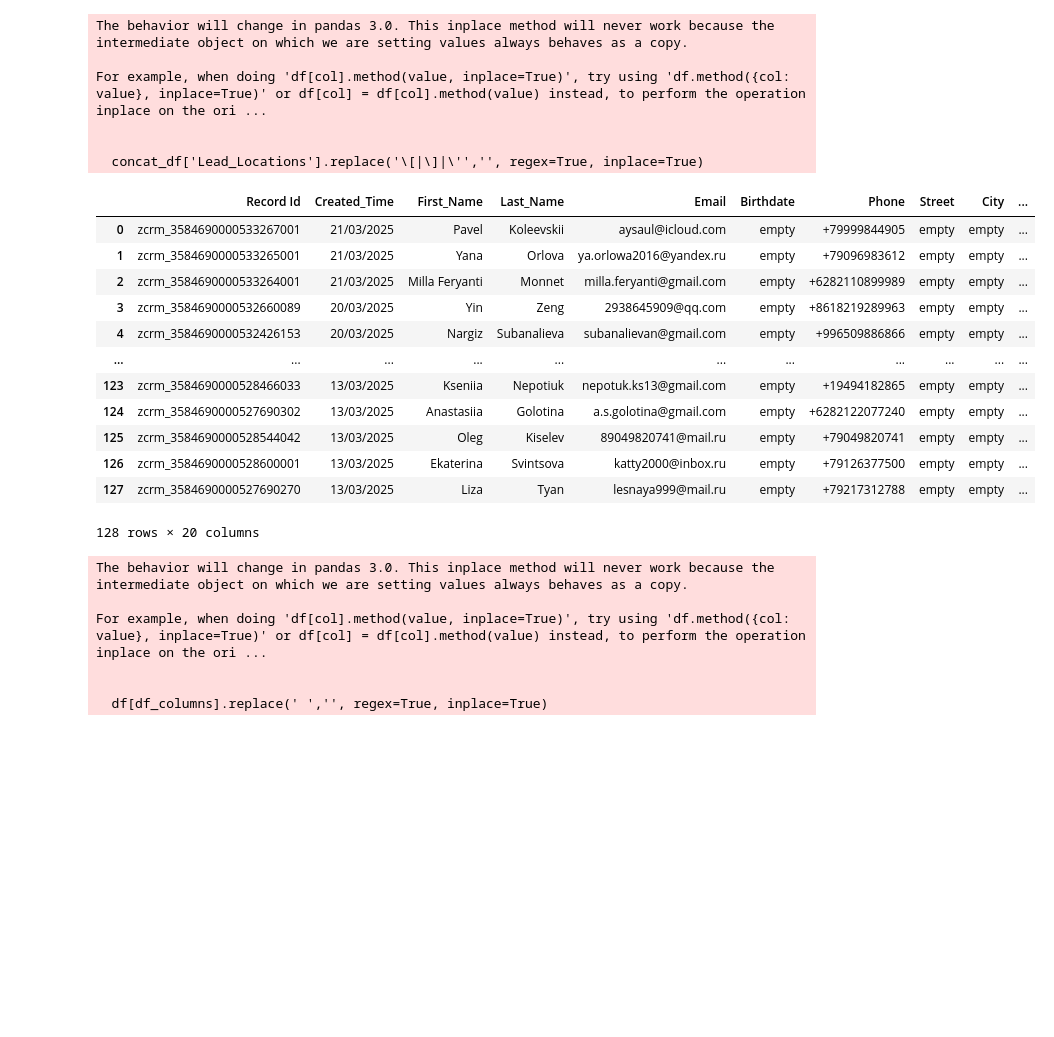
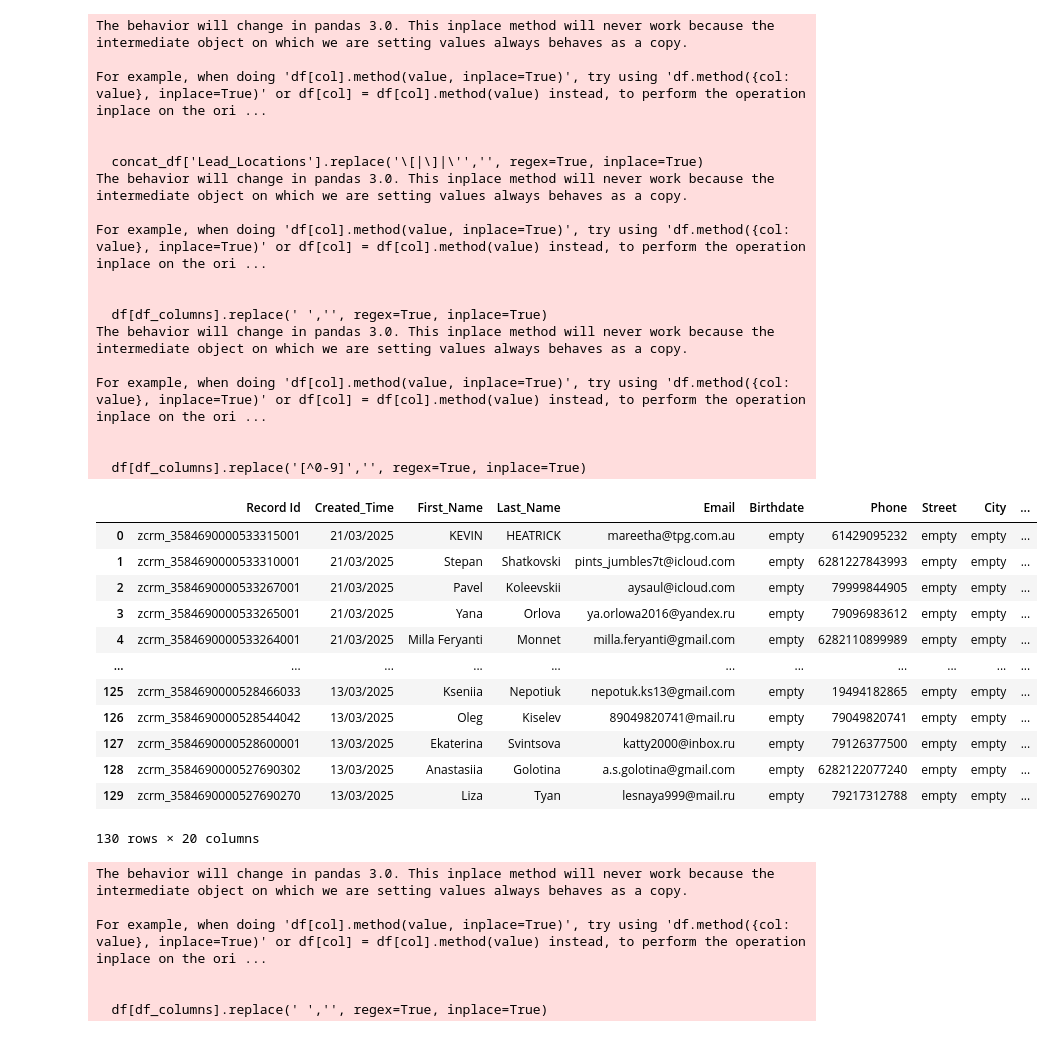
Before and after one commit to fajarfat1195/python.github.io, a Jupyter notebook: zoho_data_app/zoho_api/sync_module/kbb_vip_live_sync.ipynb, the cells around one changed output. Saved outputs shown, nothing was run; the diff lists cells and outputs as text; code cells hidden in the pictures; blank space fills up the shorter version.

```diff
--- a/zoho_data_app/zoho_api/sync_module/kbb_vip_live_sync.ipynb
+++ b/zoho_data_app/zoho_api/sync_module/kbb_vip_live_sync.ipynb
@@ -60,39 +57,53 @@ crm_token = crm.get_crm_token()
 # %%
 df = crm.get_kbb_vip_data(crm_token, cols)
 df.fillna('empty', inplace=True)
 new_df = crm.get_kbb_vip_filter(df)
 new_df['id'] = 'zcrm_'+new_df['id']
 new_df.rename(columns={'id': 'Record Id'}, inplace=True)
 new_df['Created_Time'] = new_df['Created_Time'].str.replace('T', ' ').str.replace(r'\+\d{2}:\d{2}', '', regex=True)
 new_df['Created_Time']  = pd.to_datetime(new_df['Created_Time']).dt.strftime('%d/%m/%Y')
 new_df['Card_Expired']  = pd.to_datetime(new_df['Card_Expired']).dt.strftime('%d/%m/%Y')
 new_df['First_Name'] = new_df['First_Name'].apply(fix_encoding)
 new_df['Last_Name'] = new_df['Last_Name'].apply(fix_encoding)
+m.clean_number(new_df, 'Phone')
+m.replace_not_valid_to_empty(new_df, 'Phone')
 # new_df = df.copy()
 new_df.sort_values('Created_Time', ascending=False, inplace=True)
 new_df.reset_index(drop=True, inplace=True)
 count_data_awal = new_df.shape[0]
 new_df
 # %% [output]
 The behavior will change in pandas 3.0. This inplace method will never work because the intermediate object on which we are setting values always behaves as a copy.
 
 For example, when doing 'df[col].method(value, inplace=True)', try using 'df.method({col: value}, inplace=True)' or df[col] = df[col].method(value) instead, to perform the operation inplace on the ori ...
 
 
   concat_df['Lead_Locations'].replace('\[|\]|\'','', regex=True, inplace=True)
+The behavior will change in pandas 3.0. This inplace method will never work because the intermediate object on which we are setting values always behaves as a copy.
+
+For example, when doing 'df[col].method(value, inplace=True)', try using 'df.method({col: value}, inplace=True)' or df[col] = df[col].method(value) instead, to perform the operation inplace on the ori ...
+
+
+  df[df_columns].replace(' ','', regex=True, inplace=True)
+The behavior will change in pandas 3.0. This inplace method will never work because the intermediate object on which we are setting values always behaves as a copy.
+
+For example, when doing 'df[col].method(value, inplace=True)', try using 'df.method({col: value}, inplace=True)' or df[col] = df[col].method(value) instead, to perform the operation inplace on the ori ...
+
+
+  df[df_columns].replace('[^0-9]','', regex=True, inplace=True)
 |  | Record Id | Created_Time | First_Name | Last_Name | Email | Birthdate | Phone | Street | City | ... |
-| 0 | zcrm_3584690000533267001 | 21/03/2025 | Pavel | Koleevskii | aysaul@icloud.com | empty | +79999844905 | empty | empty | ... |
-| 1 | zcrm_3584690000533265001 | 21/03/2025 | Yana | Orlova | ya.orlowa2016@yandex.ru | empty | +79096983612 | empty | empty | ... |
-| 2 | zcrm_3584690000533264001 | 21/03/2025 | Milla Feryanti | Monnet | milla.feryanti@gmail.com | empty | +6282110899989 | empty | empty | ... |
-| 3 | zcrm_3584690000532660089 | 20/03/2025 | Yin | Zeng | 2938645909@qq.com | empty | +8618219289963 | empty | empty | ... |
-| 4 | zcrm_3584690000532426153 | 20/03/2025 | Nargiz | Subanalieva | subanalievan@gmail.com | empty | +996509886866 | empty | empty | ... |
+| 0 | zcrm_3584690000533315001 | 21/03/2025 | KEVIN | HEATRICK | mareetha@tpg.com.au | empty | 61429095232 | empty | empty | ... |
+| 1 | zcrm_3584690000533310001 | 21/03/2025 | Stepan | Shatkovski | pints_jumbles7t@icloud.com | empty | 6281227843993 | empty | empty | ... |
+| 2 | zcrm_3584690000533267001 | 21/03/2025 | Pavel | Koleevskii | aysaul@icloud.com | empty | 79999844905 | empty | empty | ... |
+| 3 | zcrm_3584690000533265001 | 21/03/2025 | Yana | Orlova | ya.orlowa2016@yandex.ru | empty | 79096983612 | empty | empty | ... |
+| 4 | zcrm_3584690000533264001 | 21/03/2025 | Milla Feryanti | Monnet | milla.feryanti@gmail.com | empty | 6282110899989 | empty | empty | ... |
 | ... | ... | ... | ... | ... | ... | ... | ... | ... | ... | ... |
-| 123 | zcrm_3584690000528466033 | 13/03/2025 | Kseniia | Nepotiuk | nepotuk.ks13@gmail.com | empty | +19494182865 | empty | empty | ... |
-| 124 | zcrm_3584690000527690302 | 13/03/2025 | Anastasiia | Golotina | a.s.golotina@gmail.com | empty | +6282122077240 | empty | empty | ... |
-| 125 | zcrm_3584690000528544042 | 13/03/2025 | Oleg | Kiselev | 89049820741@mail.ru | empty | +79049820741 | empty | empty | ... |
-| 126 | zcrm_3584690000528600001 | 13/03/2025 | Ekaterina | Svintsova | katty2000@inbox.ru | empty | +79126377500 | empty | empty | ... |
-| 127 | zcrm_3584690000527690270 | 13/03/2025 | Liza | Tyan | lesnaya999@mail.ru | empty | +79217312788 | empty | empty | ... |
+| 125 | zcrm_3584690000528466033 | 13/03/2025 | Kseniia | Nepotiuk | nepotuk.ks13@gmail.com | empty | 19494182865 | empty | empty | ... |
+| 126 | zcrm_3584690000528544042 | 13/03/2025 | Oleg | Kiselev | 89049820741@mail.ru | empty | 79049820741 | empty | empty | ... |
+| 127 | zcrm_3584690000528600001 | 13/03/2025 | Ekaterina | Svintsova | katty2000@inbox.ru | empty | 79126377500 | empty | empty | ... |
+| 128 | zcrm_3584690000527690302 | 13/03/2025 | Anastasiia | Golotina | a.s.golotina@gmail.com | empty | 6282122077240 | empty | empty | ... |
+| 129 | zcrm_3584690000527690270 | 13/03/2025 | Liza | Tyan | lesnaya999@mail.ru | empty | 79217312788 | empty | empty | ... |
-128 rows × 20 columns
+130 rows × 20 columns
 # %%
 new_df['First_Name'] = new_df['First_Name'].str.title()
 new_df['Last_Name'] = new_df['Last_Name'].str.title()
```
Also changed, not shown: parts of 1 cell of this notebook.
